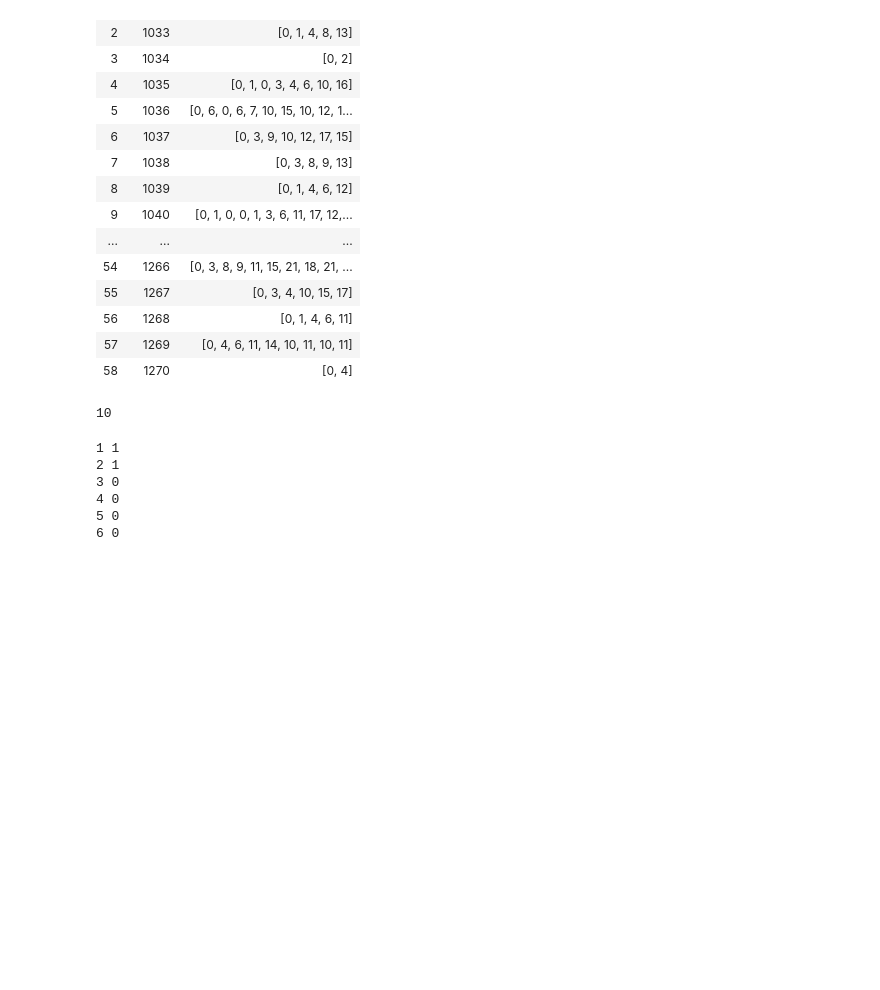
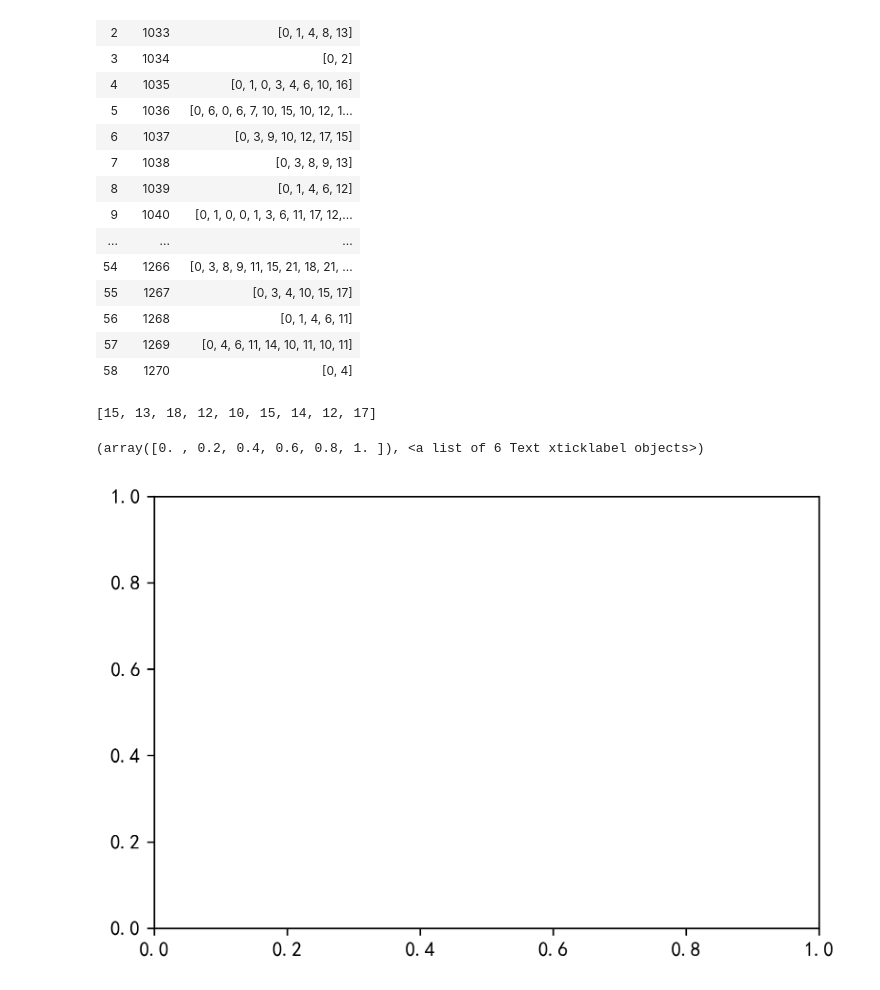
Before and after one commit to WzqProgrammer/MasterProject, a Jupyter notebook: JupyterPythonProejct/01.数据挖掘/房屋问题.ipynb, the cells around one changed output. Saved outputs shown, nothing was run; the diff lists cells and outputs as text; code cells hidden in the pictures; blank space fills up the shorter version.

```diff
--- a/JupyterPythonProejct/01.数据挖掘/房屋问题.ipynb
+++ b/JupyterPythonProejct/01.数据挖掘/房屋问题.ipynb
@@ -207,19 +208,3 @@ df_user_result
 | 56 | 1268 | [0, 1, 4, 6, 11] |
 | 57 | 1269 | [0, 4, 6, 11, 14, 10, 11, 10, 11] |
 | 58 | 1270 | [0, 4] |
-# %%
-test = [1,1,1,1,0,0]
-sum_1 =  deal_list(test)
-sum_1
-# %% [output]
-10
-# %%
-for index, item in enumerate(test):
-    print(str(index+1) + ' ' + str(item))
-# %% [output]
-1 1
-2 1
-3 0
-4 0
-5 0
-6 0
@@ -225,0 +226,12 @@ for index, item in enumerate(test):
+# %%
+right_list_1
+# %% [output]
+[15, 13, 18, 12, 10, 15, 14, 12, 17]
+# %%
+# 分辨率参数-dpi，画布大小参数-figsize
+plt.figure(dpi=300)
+# 改变文字大小参数-fontsize
+plt.xticks(fontsize=10)
+# %% [output]
+(array([0. , 0.2, 0.4, 0.6, 0.8, 1. ]), <a list of 6 Text xticklabel objects>)
+[figure, added]
```
Also changed, not shown: parts of 4 cells of this notebook.
